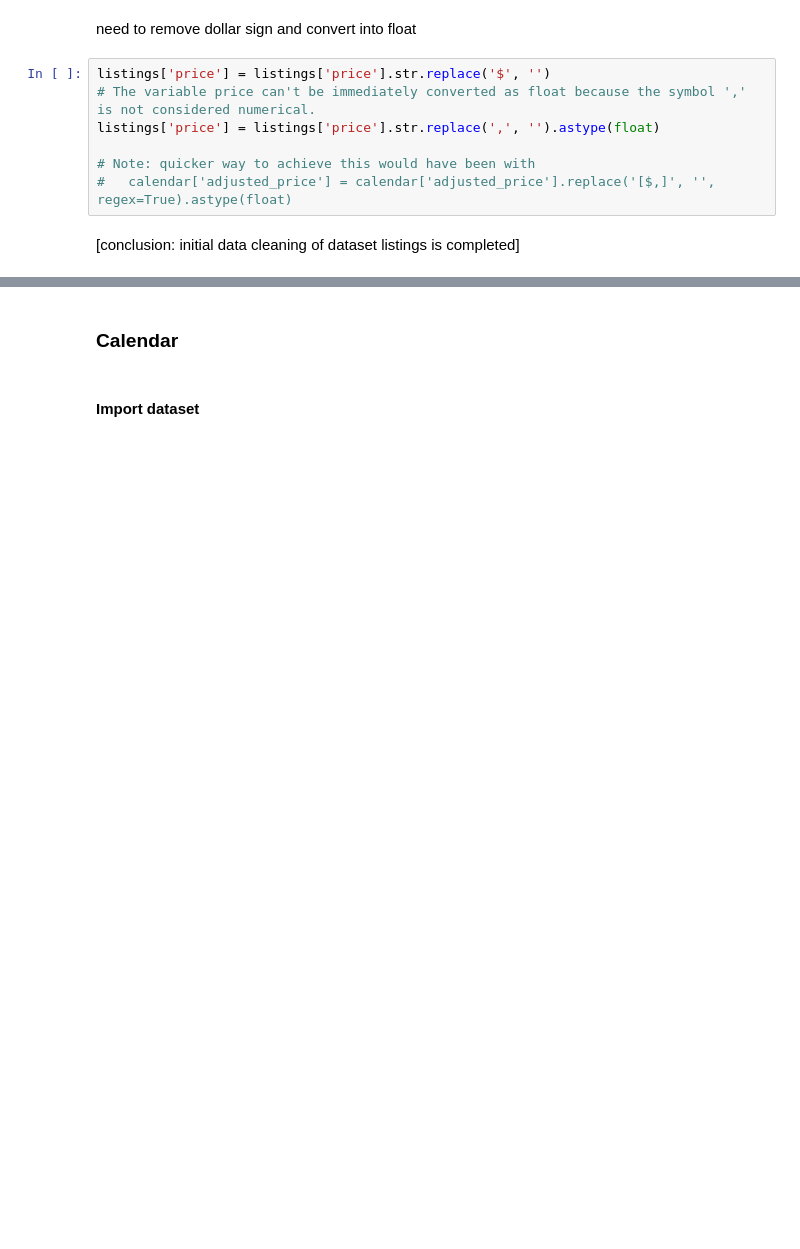
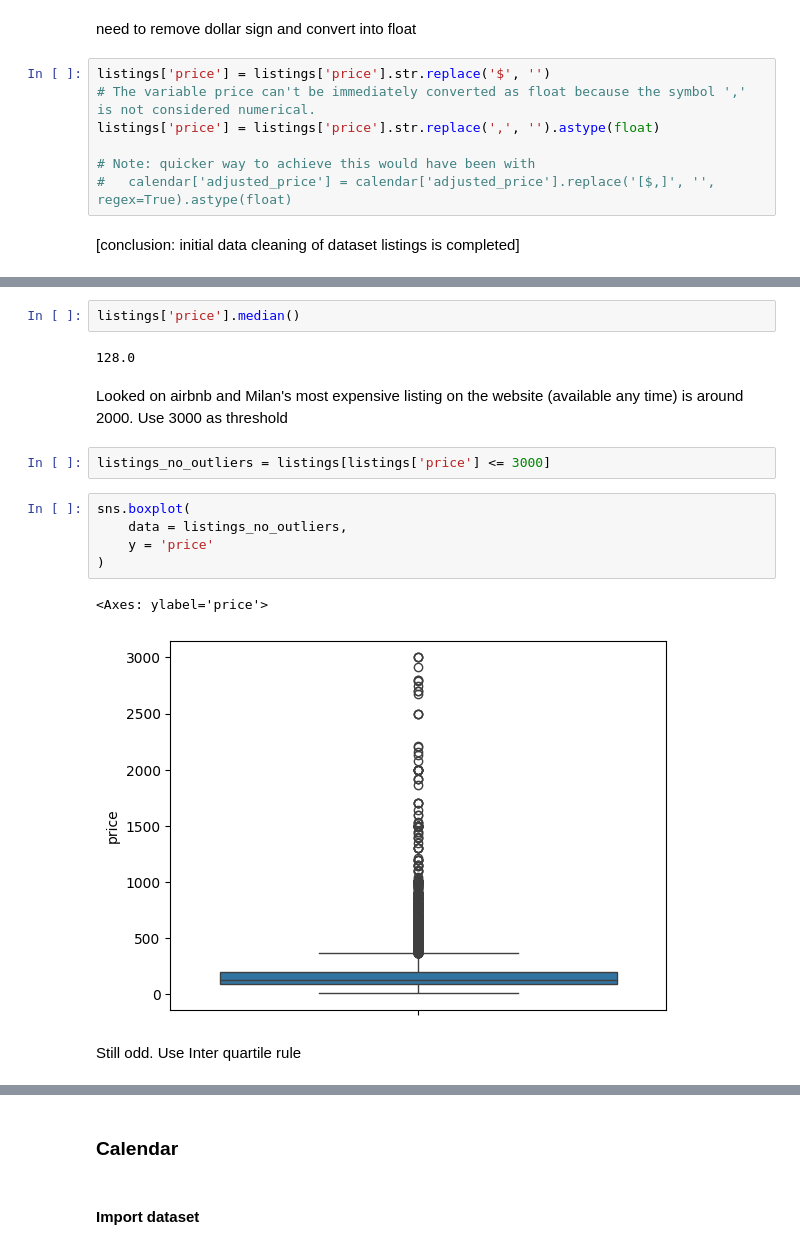
Before and after one commit to MargheSerena/MI-AirBnB-EDA-CodeOp-Module-3-test-, a Jupyter notebook: EDA 1.ipynb, the cells around one changed output, grey strips where cells are left out. Cells and saved outputs as stored; diff of their text form; blank space fills up the shorter version.

```diff
--- a/EDA 1.ipynb
+++ b/EDA 1.ipynb
@@ -110,0 +208,20 @@ listings['price'] = listings['price'].str.replace(',', '').astype(float)
+# %%
+listings['price'].median()
+# %% [output]
+128.0
+# %% [markdown]
+Looked on airbnb and Milan's most expensive listing on the website (available any time) is around 2000.
+Use 3000 as threshold
+# %%
+listings_no_outliers = listings[listings['price'] <= 3000]
+# %%
+sns.boxplot(
+    data = listings_no_outliers,
+    y = 'price'
+)
+# %% [output]
+<Axes: ylabel='price'>
+[figure, added]
+# %% [markdown]
+Still odd.
+Use Inter quartile rule
```
Also changed, not shown: parts of 56 cells of this notebook.
